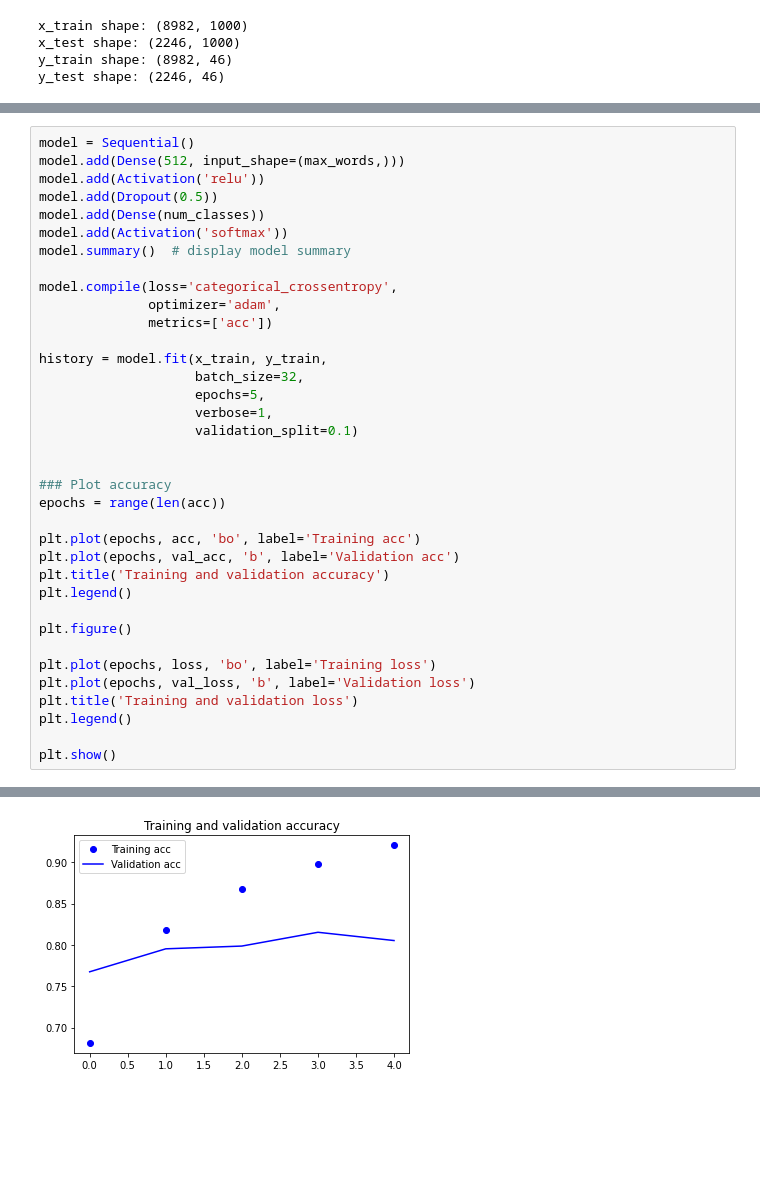
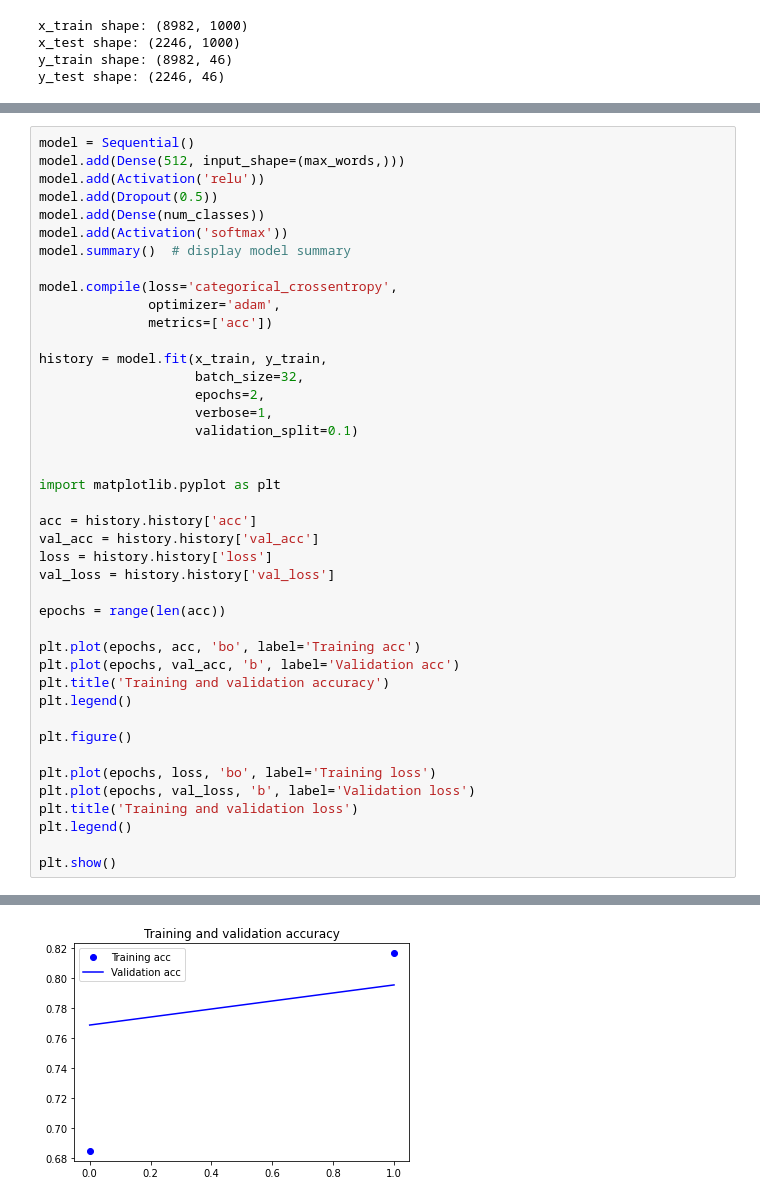
Before and after one commit to ktakano/AI-excersises, a Jupyter notebook: week6.ipynb, the cells around one changed output, grey strips where cells are left out. Cells and saved outputs as stored; diff of their text form; blank space fills up the shorter version.

```diff
--- a/week6.ipynb
+++ b/week6.ipynb
@@ -717,12 +731,18 @@ model.compile(loss='categorical_crossentropy',
 
 history = model.fit(x_train, y_train,
                     batch_size=32,
-                    epochs=5,
+                    epochs=2,
                     verbose=1,
                     validation_split=0.1)
 
 
-### Plot accuracy
+import matplotlib.pyplot as plt
+
+acc = history.history['acc']
+val_acc = history.history['val_acc']
+loss = history.history['loss']
+val_loss = history.history['val_loss']
+
 epochs = range(len(acc))
 
 plt.plot(epochs, acc, 'bo', label='Training acc')
@@ -759 +779 @@ Epoch 5/5
-[figure, old version]
+[figure, new version]
```
Also changed, not shown: parts of 43 cells of this notebook.
